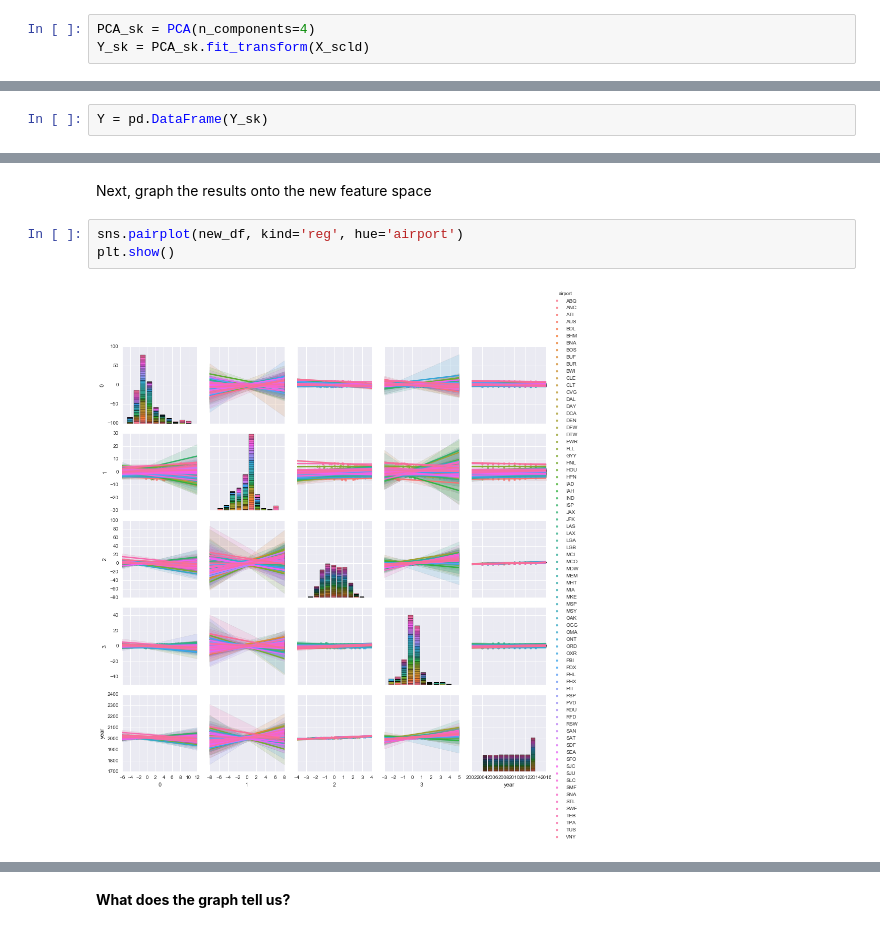
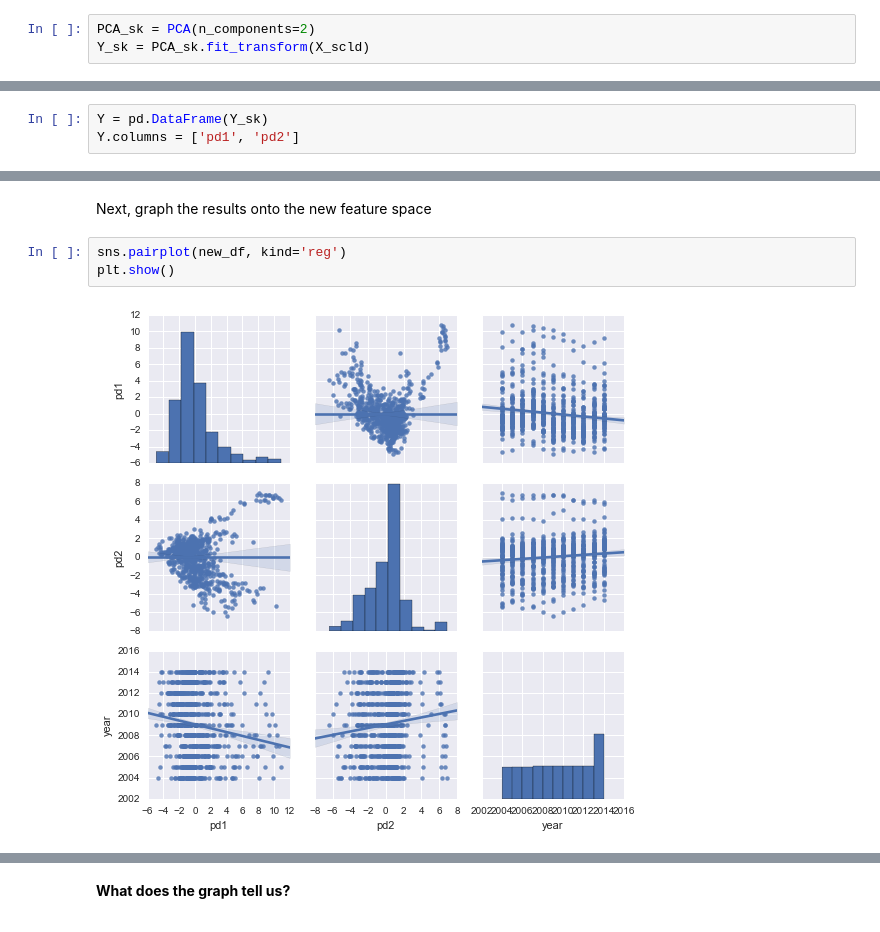
Before and after one commit to cmyoung0718/dsi-sea-week07-2.4, a Jupyter notebook: code/starter-code/starter_code.ipynb, the cells around one changed output, grey strips where cells are left out. Saved outputs shown, nothing was run; the diff lists cells and outputs as text.

```diff
--- a/code/starter-code/starter_code.ipynb
+++ b/code/starter-code/starter_code.ipynb
@@ -119,12 +119,13 @@ varExpl
 # %% [markdown]
 Instead of creating the projection matrix, we're going to use Scikit's built in function. Now that we have discovered the principal componants, we have an educated idea on how many componants to pass to the function.
 # %%
-PCA_sk = PCA(n_components=4)
+PCA_sk = PCA(n_components=2)
 Y_sk = PCA_sk.fit_transform(X_scld)
 # %% [markdown]
 Create a dataframe from the PCA results
 # %%
 Y = pd.DataFrame(Y_sk)
+Y.columns = ['pd1', 'pd2']
 # %% [markdown]
 Now, create a new dataframe that uses the airport and year from the original set and join the PCA results with it to form a new set
 # %%
@@ -132,7 +133,7 @@ new_df = pd.concat([Y, df[['airport', 'year']]], axis=1)
 # %% [markdown]
 Next, graph the results onto the new feature space
 # %%
-sns.pairplot(new_df, kind='reg', hue='airport')
+sns.pairplot(new_df, kind='reg')
 plt.show()
 # %% [output]
-[figure, old version]
+[figure, new version]
```
Also changed, not shown: parts of 5 cells of this notebook.
